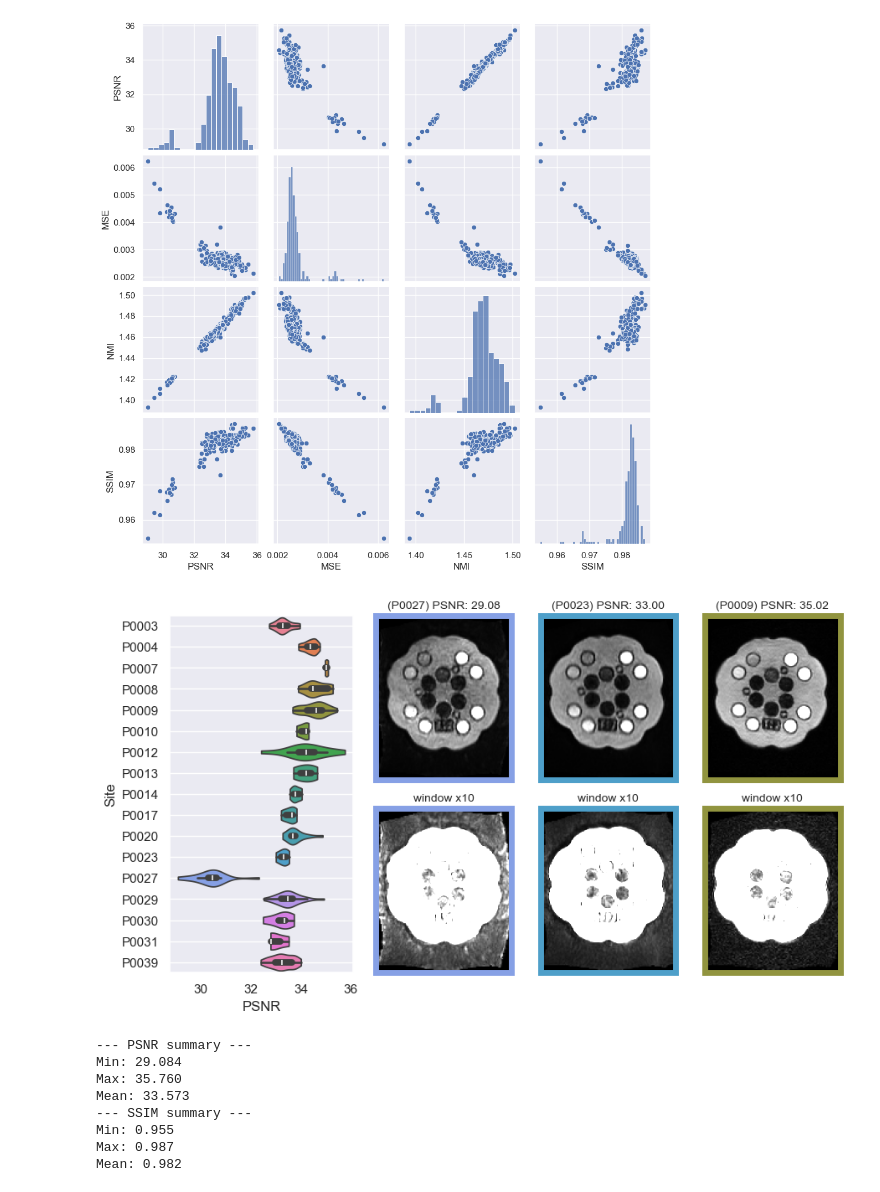
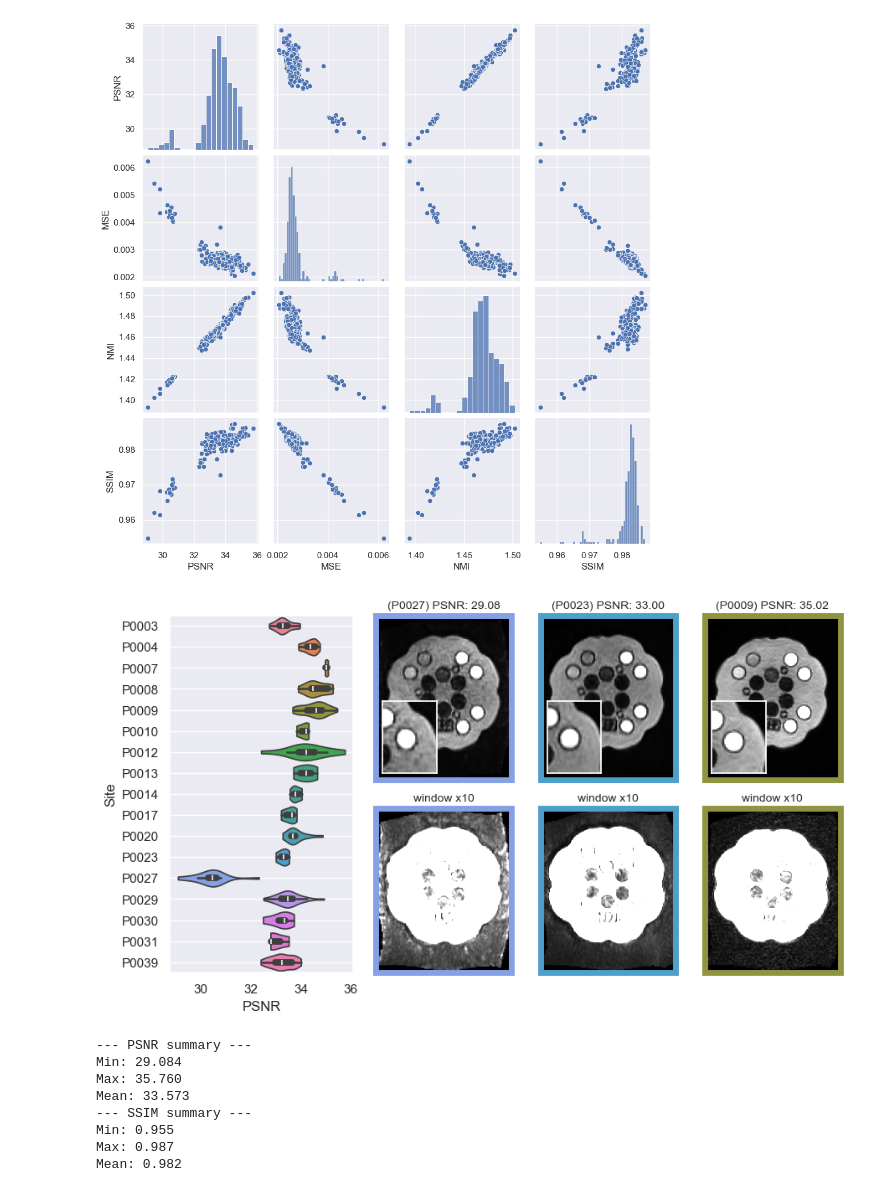
Before and after one commit to UNITY-Physics/unity_qa_paper, a Jupyter notebook: notebooks/PSNR.ipynb, the cells around one changed output. Drawn from its saved outputs; the diff is of its cells as text; code cells hidden in the pictures.

```diff
--- a/notebooks/PSNR.ipynb
+++ b/notebooks/PSNR.ipynb
@@ -113,34 +110,40 @@ for i, artist in enumerate(violin.collections):  # Step by 2 to skip the violin
     x_label = ax.get_yticklabels()[i].get_text()  # Get the corresponding x-label
     violin_colors[x_label] = facecolor
 
 for i in range(3):
     row, col = np.unravel_index(i, [2,3])
     ax = fig.add_subplot(spec[row, col+1])
     row = df.loc[id_psnr[i]]
     img = layout.get(scope='raw', extension='.nii.gz', subject=row.Subject, reconstruction='axi', session=row.Session, run=1)[0].get_image().get_fdata()
     img /= np.mean(img)
     ax.imshow(np.rot90(img[:,:,14]), cmap='gray', vmax=6)
 
+    zoomed_img = img[70:100, 70:110, 14]
+    ax_inset = ax.inset_axes([0.05, 0.01, 0.4, 0.5])
+    ax_inset.imshow(np.rot90(zoomed_img), cmap='gray', vmax=6)
+    ax_inset.set_xticklabels([]); ax_inset.set_yticklabels([]); ax_inset.grid(None)
+
+
     ax.set_title(f'({row.Subject}) PSNR: {row.PSNR:.2f}', size=10)
     ax.set_xticklabels([]); ax.set_yticklabels([]); ax.grid(None)
     for spine in ax.spines.values():
         spine.set_edgecolor(violin_colors[row.Subject])  # Set the color of the frame
         spine.set_linewidth(5)        # Set the width of the frame
 
     row, col = np.unravel_index(i+3, [2,3])
     ax = fig.add_subplot(spec[row, col+1])
     row = df.loc[id_psnr[i]]
     ax.imshow(np.rot90(img[:,:,14]), cmap='gray', vmax=0.6)
 
     ax.set_title(f'window x10', size=10)
     ax.set_xticklabels([]); ax.set_yticklabels([]); ax.grid(None)
     for spine in ax.spines.values():
         spine.set_edgecolor(violin_colors[row.Subject])  # Set the color of the frame
         spine.set_linewidth(5)        # Set the width of the frame
 
 plt.show()
 # %% [output]
-[figure, old version]
+[figure, new version]
 # %%
 # Summary of PSNR
 print(f"--- PSNR summary ---")
```
Also changed, not shown: parts of 2 cells of this notebook, 7 other files.
